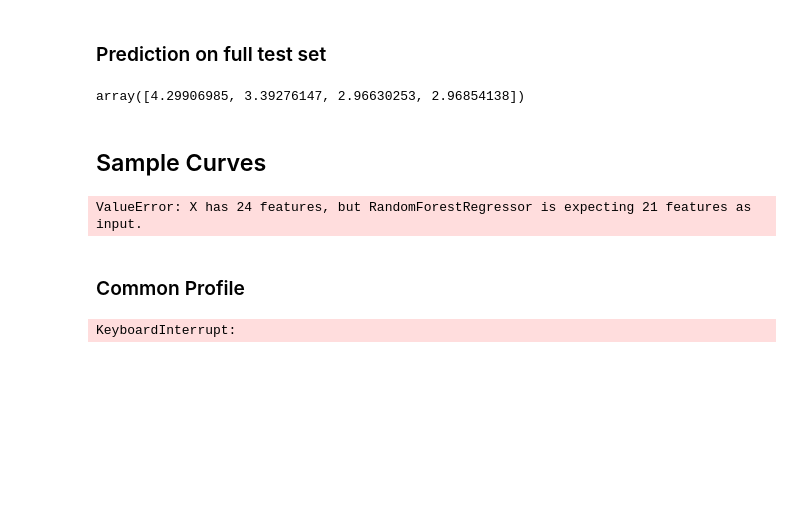
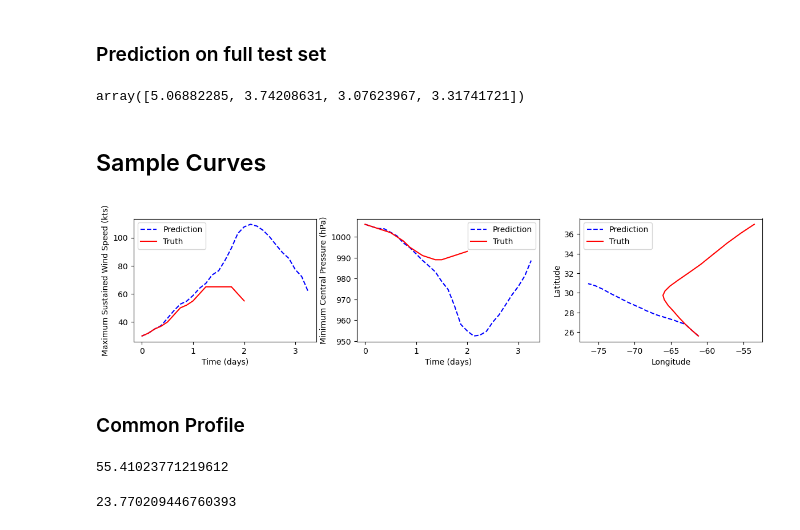
Before and after one commit to OneOneFour/CS229-Project, a Jupyter notebook: sst_experiments/ibtracs_sst_rf.ipynb, the cells around one changed output. Cells and saved outputs as stored; diff of their text form; code cells hidden in the pictures; blank space fills up the shorter version.

```diff
--- a/sst_experiments/ibtracs_sst_rf.ipynb
+++ b/sst_experiments/ibtracs_sst_rf.ipynb
@@ -40,7 +40,7 @@ def make_X_y(ds,selected_storms,timesteps=5):
         if np.isnan(sst).any():
             continue
 
-        X = np.transpose(np.array([usa_wind,usa_pres,u,v,sst,lat,lon]))
+        X = np.transpose(np.array([usa_wind,usa_pres,u,v,cor_param,sst,lat,lon]))
         for i in range(0,len(usa_wind)):
             if i+timesteps+1>=len(usa_wind):
                 break
@@ -117,7 +117,7 @@ y_test_pred = rf.predict(X_test.reshape((X_test.shape[0],-1)))
 
 mean_squared_error(y_test,y_test_pred,multioutput='raw_values',squared=False)
 # %% [output]
-array([4.29906985, 3.39276147, 2.96630253, 2.96854138])
+array([5.06882285, 3.74208631, 3.07623967, 3.31741721])
 # %% [markdown]
 ## Sample Curves
 # %%
@@ -193,33 +193,31 @@ def get_storm_seeds(ds,selected_storms,timestep:int=5):
 test_storm_seed,test_tracks,test_start_times = get_storm_seeds(ds,test_storms,timestep=TIMEPOINTS)
 # %%
 import matplotlib.pyplot as plt
-STORM = 20
-prediction_length = len(test_tracks[STORM])
+STORM = 99
+prediction_length = len(test_tracks[STORM]) + 10
 storm_prediction = recursive_prediction(test_storm_seed[STORM],rf,prediction_length,test_start_times[STORM])
 t=np.arange(0,prediction_length/8,0.125)
 fig,ax = plt.subplots(ncols=3,nrows=1,figsize=(12,3))
 fig.tight_layout(pad=2)
 ax[0].plot(t,storm_prediction[:,0],'b--',label='Prediction')
 ax[0].plot(t[:len(test_tracks[STORM])],test_tracks[STORM][:,0],'r-',label='Truth')
 ax[0].set_xlabel("Time (days)")
 ax[0].set_ylabel("Maximum Sustained Wind Speed (kts)")
 ax[0].legend()
 ax[1].plot(t,storm_prediction[:,1],'b--',label='Prediction')
 ax[1].plot(t[:len(test_tracks[STORM])],test_tracks[STORM][:,1],'r-',label='Truth')
 ax[1].set_xlabel("Time (days)")
 ax[1].set_ylabel("Minimum Central Pressure (hPa)")
 ax[1].legend()
 ax[2].plot(storm_prediction[:,-1],storm_prediction[:,-2],'b--',label='Prediction')
 ax[2].plot(test_tracks[STORM][:,-1],test_tracks[STORM][:,-2],'r-',label='Truth')
 ax[2].set_xlabel("Longitude")
 ax[2].set_ylabel("Latitude")
 ax[2].legend()
-fig.savefig(f"plots/rf_test_8_{STORM}.png")
+fig.savefig(f"plots/rf_test_{STORM}.png")
 # %% [output]
-ValueError: X has 24 features, but RandomForestRegressor is expecting 21 features as input.
+[figure, added]
 # %% [markdown]
 ### Common Profile
 # %%
-predictions = [recursive_prediction(test_storm_seed[storm],rf_optim,prediction_length,test_start_times[storm]) for storm in range(len(test_storm_seed))]
+predictions = [recursive_prediction(test_storm_seed[storm],rf,prediction_length,test_start_times[storm]) for storm in range(len(test_storm_seed))]
-# %% [output]
-KeyboardInterrupt:
@@ -225,0 +230,8 @@ KeyboardInterrupt:
+# %%
+mean_squared_error(max_speed_truth,max_speed_pred,squared=False)
+# %% [output]
+55.41023771219612
+# %%
+mean_squared_error(time_max_speed_truth,time_max_speed_pred,squared=False)
+# %% [output]
+23.770209446760393
```
Also changed, not shown: parts of 6 cells of this notebook, 5 other files.
